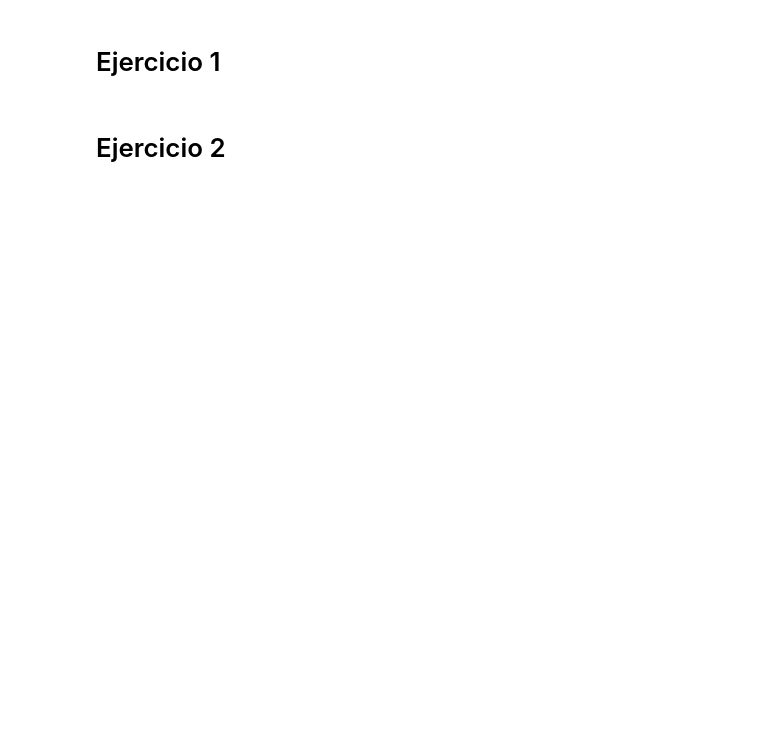
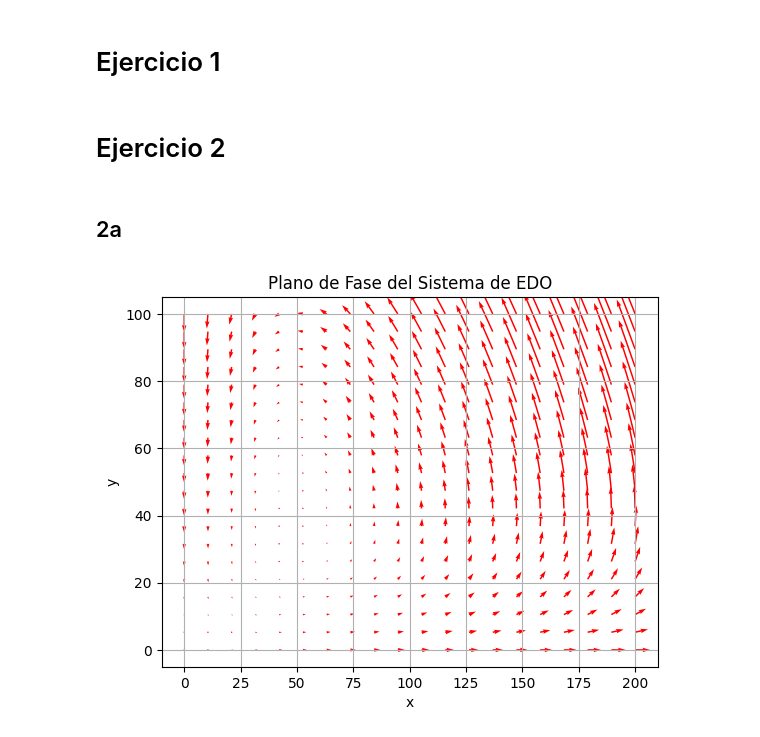
Before and after one commit to emiliosolanoo21/Runge-Kutta, a Jupyter notebook: runge-kutta.ipynb, the cells around one changed output. Saved outputs shown, nothing was run; the diff lists cells and outputs as text; code cells hidden in the pictures; blank space fills up the shorter version.

```diff
--- a/runge-kutta.ipynb
+++ b/runge-kutta.ipynb
@@ -28,3 +29,24 @@ def rk4_system(f, y0, t0, tf, h):
     return t, y
 # %% [markdown]
 # Ejercicio 2
+# %% [markdown]
+## 2a
+# %%
+def field(x, y):
+    dxdt = 0.2 * x - 0.005 * x * y
+    dydt = -0.5 * y + 0.01 * x * y
+    return dxdt, dydt
+
+x = np.linspace(0, 200, 20)
+y = np.linspace(0, 100, 20)
+X, Y = np.meshgrid(x, y)
+U, V = field(X, Y)
+
+plt.quiver(X, Y, U, V, color='r')
+plt.title("Plano de Fase del Sistema de EDO")
+plt.xlabel('x')
+plt.ylabel('y')
+plt.grid()
+plt.show()
+# %% [output]
+[figure, added]
```
Also changed, not shown: parts of 1 cell of this notebook.
